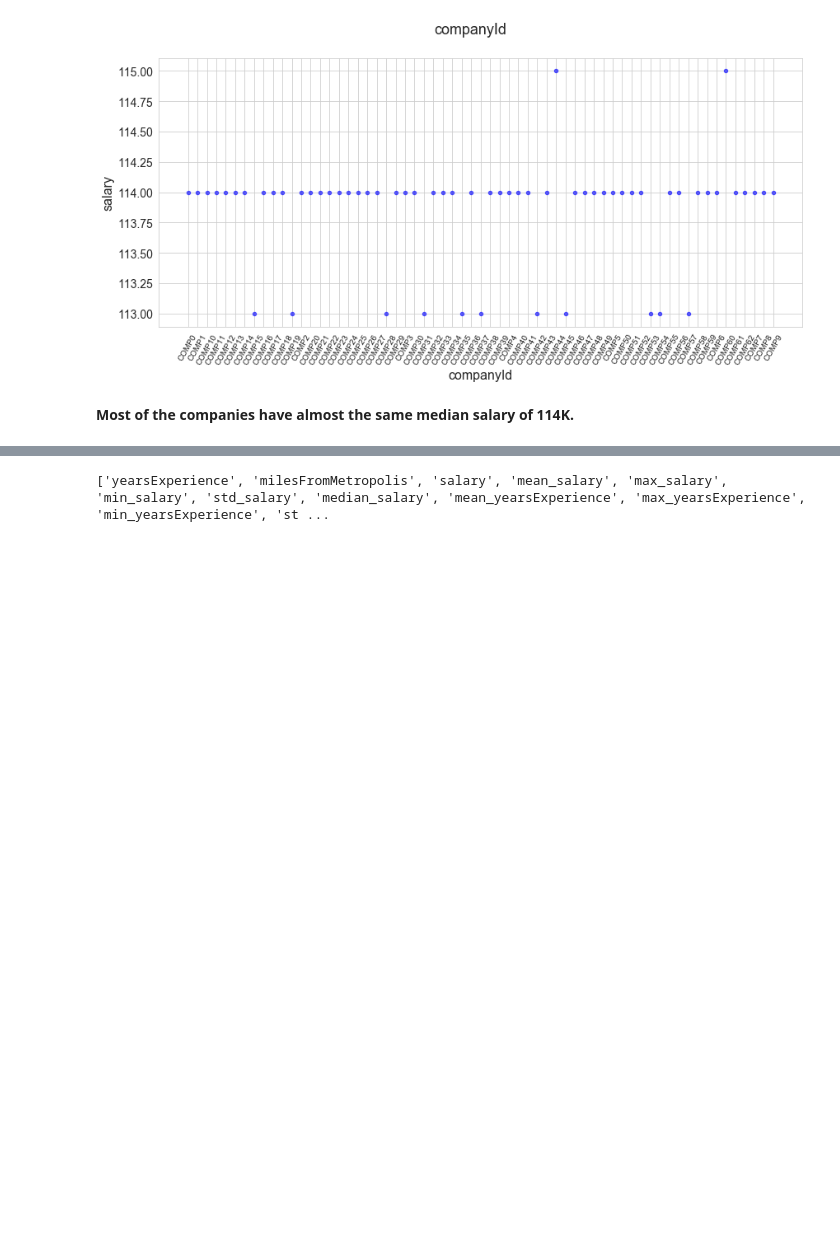
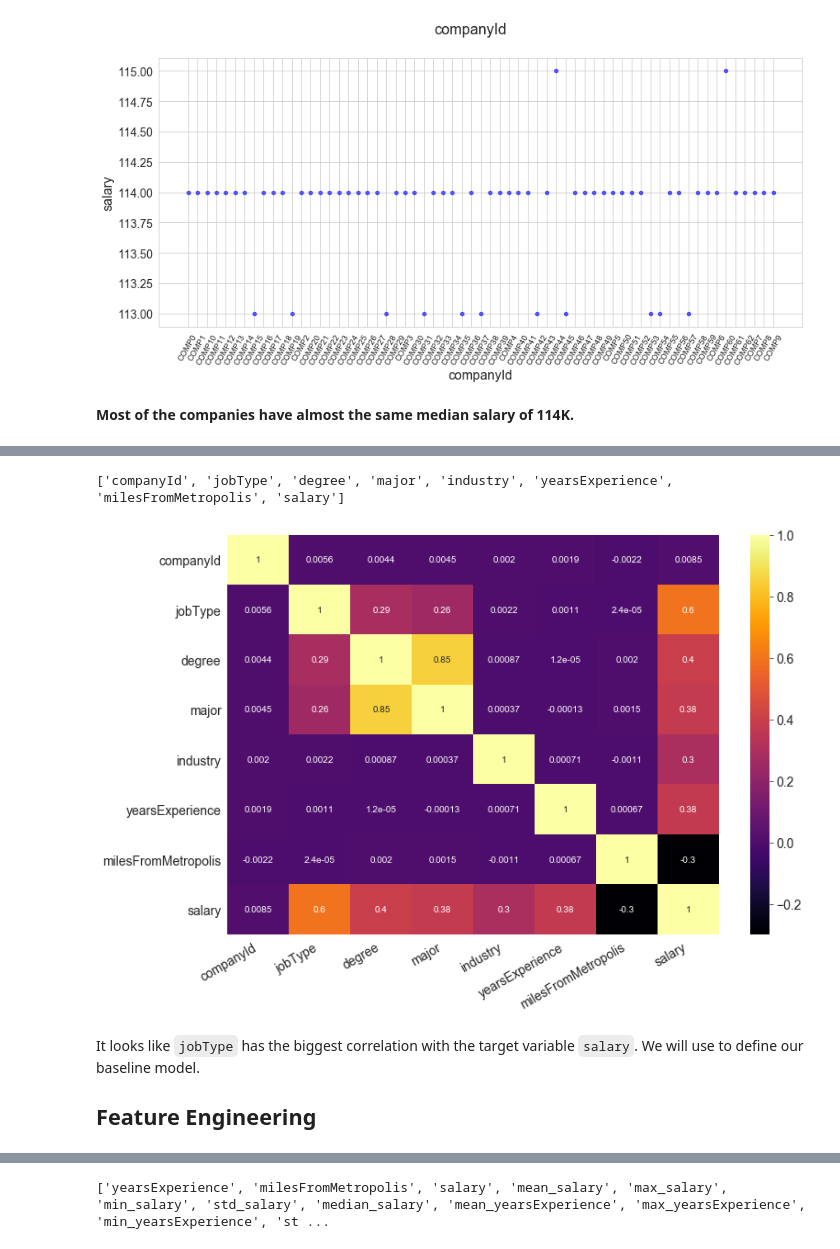
Before and after one commit to LakshyaMalhotra/Salary-prediction-based-on-job-descriptions, a Jupyter notebook: notebooks/EDA_and_feature_engineering.ipynb, the cells around one changed output, grey strips where cells are left out. Drawn from its saved outputs; the diff is of its cells as text; code cells hidden in the pictures; blank space fills up the shorter version.

Commit message:
Added correlation of original features.

```diff
--- a/notebooks/EDA_and_feature_engineering.ipynb
+++ b/notebooks/EDA_and_feature_engineering.ipynb
@@ -364,3 +364,21 @@ plot_features(train_df, 'companyId')
 [figure]
 # %% [markdown]
 __Most of the companies have almost the same median salary of 114K.__
+# %%
+# Encode all the categorical variables as per the mean of target
+def mean_encoding(df, col):
+    cat_means = {}
+    cats = df[col].unique()
+    for cat in cats:
+        cat_means[cat] = df[df[col] == cat]['salary'].mean()
+    df[col] = df[col].map(cat_means)
+    return df
+# %%
+# Applying the mean encoding to all the categorical columns
+train_df_corr = train_df.copy()
+for col in train_df.select_dtypes(['object']).columns.tolist():
+    if col == 'jobId':
+        continue
+    else:
+        train_df_corr = mean_encoding(train_df_corr, col)
+train_df_corr.head()
@@ -367,3 +392,18 @@ __Most of the companies have almost the same median salary of 114K.__
+# %%
+plt.figure(figsize=(12, 8))
+# features = ['companyId', 'jobType', 'degree', 'major', 'industry', 'yearsExperience', 'milesFromMetropolis']
+features = [col for col in train_df_corr.columns if (col != 'jobId') and (train_df_corr[col].dtype != 'O')]
+print(features)
+sns.heatmap(train_df_corr[features].corr(), cmap='inferno', annot=True)
+plt.xticks(rotation=30, ha='right')
+plt.show()
+# %% [output]
+['companyId', 'jobType', 'degree', 'major', 'industry', 'yearsExperience', 'milesFromMetropolis', 'salary']
+[figure, added]
+# %% [markdown]
+It looks like `jobType` has the biggest correlation with the target variable `salary`. We will use to define our baseline model.
+
+## Feature Engineering
 # %%
 # create features
 num_vars = ['salary', 'yearsExperience', 'milesFromMetropolis']
```
Also changed, not shown: parts of 2 cells of this notebook.
